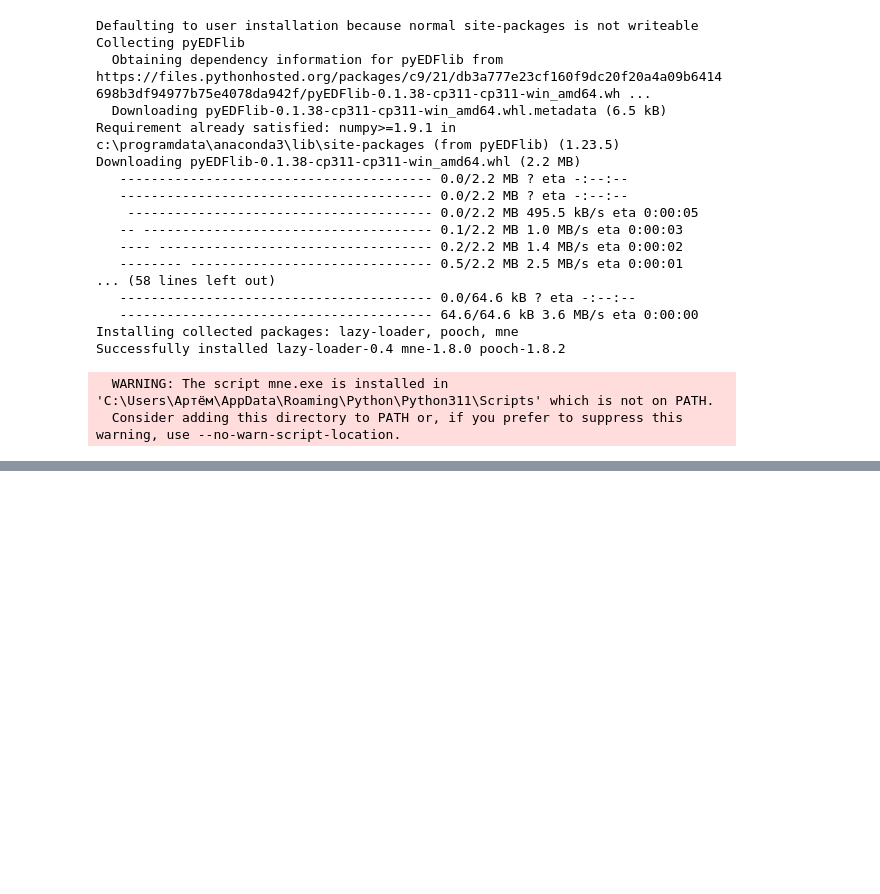
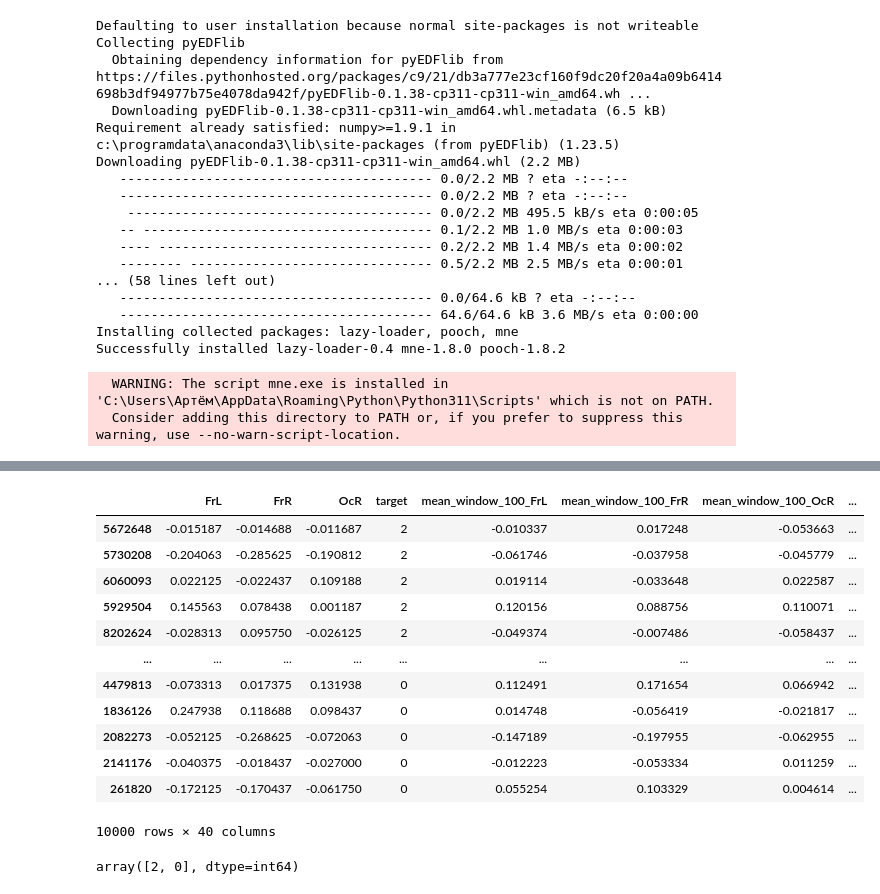
Before and after one commit to Halva773/Digital-breakthrough, a Jupyter notebook: read_dataset.ipynb, the cells around one changed output, grey strips where cells are left out. Cells and saved outputs as stored; diff of their text form; code cells hidden in the pictures; blank space fills up the shorter version.

```diff
--- a/read_dataset.ipynb
+++ b/read_dataset.ipynb
@@ -74,7 +75,7 @@ def get_markered_dataset(data_file_path, labels_file_path):
     print(f'Размечено {round(percentage_marked, 2)} данных')
     return data
 # %%
-def load_marked_dataset(file, folder='ECoG_fully_marked_(4+2 files, 6 h each)', base_path=r"C:/Users/Артём/PycharmProjects/International_hack/official_data"):
+def load_marked_dataset(file, folder='ECoG_fully_marked_(4+2 files, 6 h each)', base_path=r"C:/Users/Артём/PycharmProjects/International_hack/data"):
     dataset_file_path = fr"{base_path}/{folder}/{file}.edf"
     markers_file_path = fr"{base_path}/{folder}/{file}.txt"
     dataset = get_markered_dataset(dataset_file_path, markers_file_path)
@@ -149,8 +153,14 @@ OSError: [Errno 28] No space left on device
 # %%
-dataset = load_marked_dataset('Ati4x3_9m_Xyl01(Pharm!)_6h')
+dataset_name = 'Ati4x3_9m_Xyl01(Pharm!)_6h'
+dataset = load_marked_dataset(dataset_name, base_path=r'D:\Programming\international_hack_data\data')
 dataset = dataset[dataset['target'].notna()]
 dataset = add_features(dataset, window_sizes=[100, 400, 600])
-dataset.columns
+dataset['target'] = dataset['target'].replace({'ds': 0, 'is': 1, 'swd': 2})
+
+# save_in_blocks(dataset,
+#                num_blocks=10,
+#                output_dir="D:\Programming\international_hack_data\preprocessed_data",
+#                base_filename=dataset_name)
 # %% [output]
 Сигналов обнаружено:  3
 Размечено 0.59 данных
@@ -191,0 +177,20 @@ updated_dataset.columns
+# %%
+pd.concat([dataset[dataset.target == i][600:].sample(n=5000) for i in dataset.target.unique()])
+# %% [output]
+|  | FrL | FrR | OcR | target | mean_window_100_FrL | mean_window_100_FrR | mean_window_100_OcR | ... |
+| 5672648 | -0.015187 | -0.014688 | -0.011687 | 2 | -0.010337 | 0.017248 | -0.053663 | ... |
+| 5730208 | -0.204063 | -0.285625 | -0.190812 | 2 | -0.061746 | -0.037958 | -0.045779 | ... |
+| 6060093 | 0.022125 | -0.022437 | 0.109188 | 2 | 0.019114 | -0.033648 | 0.022587 | ... |
+| 5929504 | 0.145563 | 0.078438 | 0.001187 | 2 | 0.120156 | 0.088756 | 0.110071 | ... |
+| 8202624 | -0.028313 | 0.095750 | -0.026125 | 2 | -0.049374 | -0.007486 | -0.058437 | ... |
+| ... | ... | ... | ... | ... | ... | ... | ... | ... |
+| 4479813 | -0.073313 | 0.017375 | 0.131938 | 0 | 0.112491 | 0.171654 | 0.066942 | ... |
+| 1836126 | 0.247938 | 0.118688 | 0.098437 | 0 | 0.014748 | -0.056419 | -0.021817 | ... |
+| 2082273 | -0.052125 | -0.268625 | -0.072063 | 0 | -0.147189 | -0.197955 | -0.062955 | ... |
+| 2141176 | -0.040375 | -0.018437 | -0.027000 | 0 | -0.012223 | -0.053334 | 0.011259 | ... |
+| 261820 | -0.172125 | -0.170437 | -0.061750 | 0 | 0.055254 | 0.103329 | 0.004614 | ... |
+10000 rows × 40 columns
+# %%
+dataset.target.unique()
+# %% [output]
+array([2, 0], dtype=int64)
```
Also changed, not shown: parts of 8 cells of this notebook, 1 other file.
